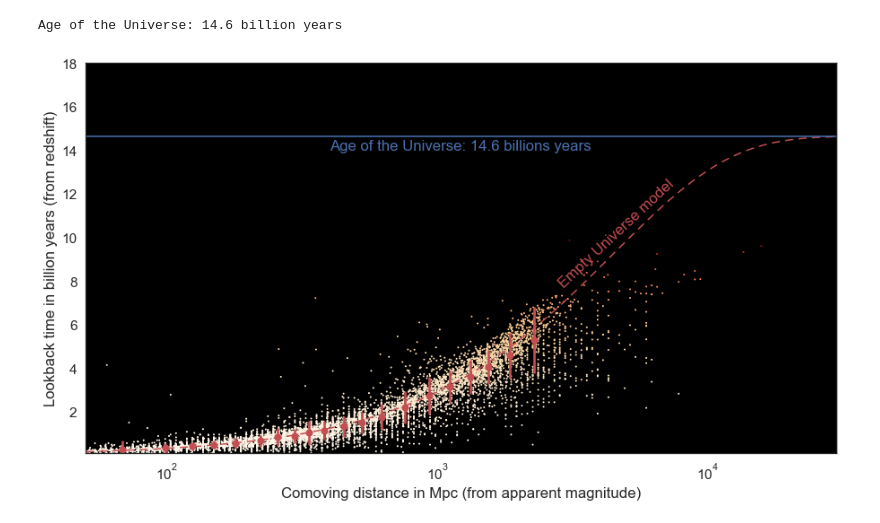
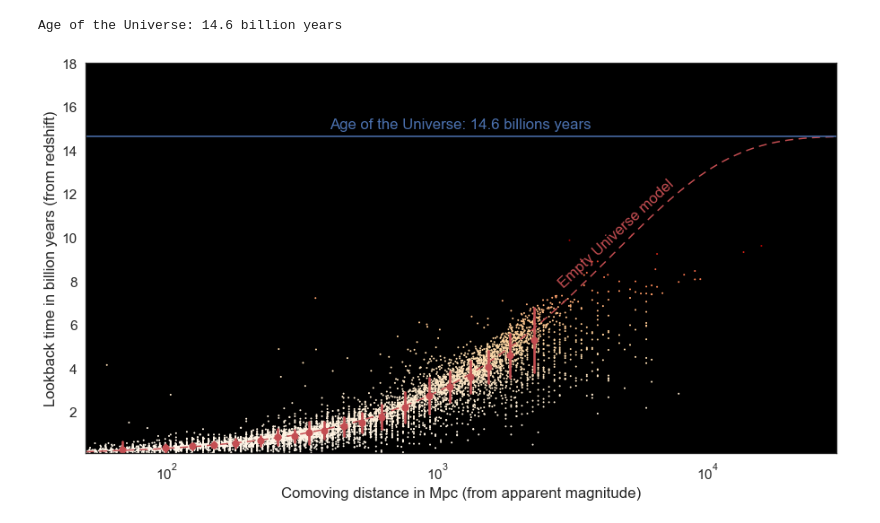
Before and after one commit to Bougeant/Age_of_the_Universe, a Jupyter notebook: Age of the Universe.ipynb, the cells around one changed output. Cells and saved outputs as stored; diff of their text form; code cells hidden in the pictures.

```diff
--- a/Age of the Universe.ipynb
+++ b/Age of the Universe.ipynb
@@ -332,33 +318,34 @@ Age of the Universe: 14.6 billion years
 SN_Ia_data["lookback_time"] = 1/H0 * (1-1/(1+SN_Ia_data["redshift"])) / 3.24078e-20 / (3600*24*365.25*10**9)
 # %%
+# Plotting lookback time as a function of distance
 cmap = sns.cubehelix_palette(100, as_cmap=True)
 cmap = sns.diverging_palette(9, 10, n=1, as_cmap=True)
 sns.set_style("white")
 f, ax = plt.subplots(figsize=(15,8))
-points = ax.scatter(SN_Ia_data["distance_maxappmag"]/10**6, SN_Ia_data["lookback_time"], c=SN_Ia_data["redshift"], s=1, cmap="OrRd")
+points = ax.scatter(SN_Ia_data["distance_maxappmag"]/10**6, SN_Ia_data["lookback_time"], c=SN_Ia_data["redshift"], s=1, cmap="OrRd", label = "Type Ia Supernova")
+sns.regplot(SN_Ia_data["distance_maxappmag"]/10**6, SN_Ia_data["lookback_time"], x_bins = 20, x_ci = "sd", fit_reg  = False, color = pal.as_hex()[2])
 ax.set_xlim(50,30000)
 ax.set_ylim(0.1,18)
 ax.set_xscale(value="log")
+
+# Adding empty universe model curve and estimated Age of the Universe
 expected_lookback = []
 expected_distance = []
 list_x = []
 for z in range(0,100000):
-    #v_from_d = H0 * i * 10**7 / 10**6 * 1000
-    #z_from_v = np.sqrt((1+v_from_d/constants.speed_of_light)/(1-v_from_d/constants.speed_of_light)) - 1
     t_from_z = 1/H0 * (1-1/(1+z/100)) / 3.24078e-20 / (3600*24*365.25*10**9)
     d_from_z = constants.speed_of_light/H0* math.log(1+z/100)*1000/10**6
     list_x.append(z)
     expected_lookback.append(t_from_z)
     expected_distance.append(d_from_z)
 ax.plot(expected_distance , expected_lookback, dashes = (6,4), color = pal.as_hex()[2])
 ax.axhline(age_of_the_universe_GYr, color = pal.as_hex()[0])
+
 ax.set_facecolor("black")
-ax.text(400, 14, s = "Age of the Universe: %0.1f billions years" % age_of_the_universe_GYr, color = pal.as_hex()[0])
+ax.text(400, 15, s = "Age of the Universe: %0.1f billions years" % age_of_the_universe_GYr, color = pal.as_hex()[0])
 ax.text(2750, 12.3, s = "Empty Universe model" , color = pal.as_hex()[2], rotation=43)
-sns.regplot(SN_Ia_data["distance_maxappmag"]/10**6, SN_Ia_data["lookback_time"], x_bins = 20, x_ci = "sd", fit_reg  = False, color = pal.as_hex()[2])
 ax.set_xlabel("Comoving distance in Mpc (from apparent magnitude)")
 ax.set_ylabel("Lookback time in billion years (from redshift)")
-
 plt.show()
 # %% [output]
-[figure, old version]
+[figure, new version]
```
Also changed, not shown: parts of 9 cells of this notebook.
